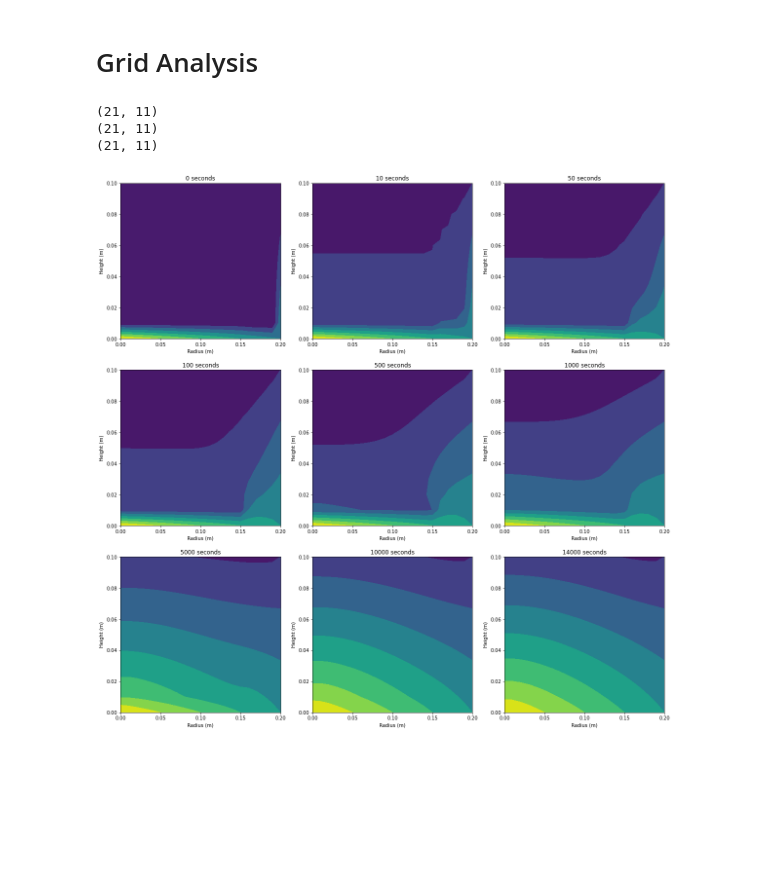
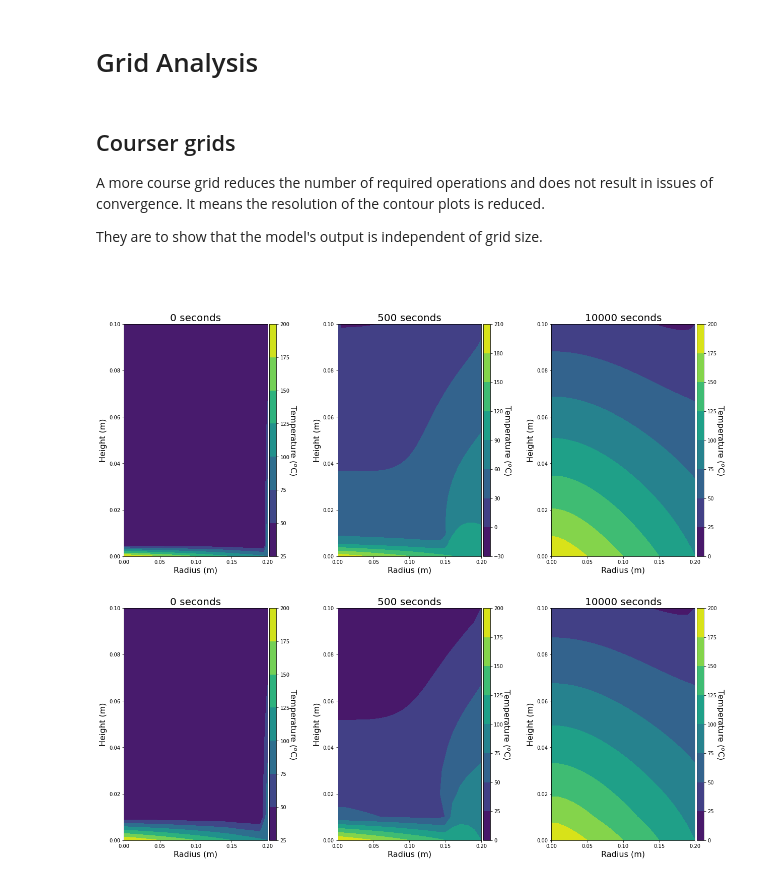
Before and after one commit to charlieblindsay/pizza-oven-temperature-distribution, a Jupyter notebook: main.ipynb, the cells around one changed output. Saved outputs shown, nothing was run; the diff lists cells and outputs as text; code cells hidden in the pictures; blank space fills up the shorter version.

```diff
--- a/main.ipynb
+++ b/main.ipynb
@@ -169,8 +197,8 @@ def plot_contours(Temperature_matrix, number_of_plots, radius_array, height_arra
     if number_of_plots == 3:
         fig, axs = plt.subplots(1,3, figsize=(20,8))
 
-    if number_of_plots == 9:
-        fig, axs = plt.subplots(3,3, figsize=(20,20))
+    if number_of_plots == 15:
+        fig, axs = plt.subplots(5,3, figsize=(20,20))
 
     row = 1
     col = 1
@@ -179,24 +207,36 @@ def plot_contours(Temperature_matrix, number_of_plots, radius_array, height_arra
         times_of_interest = [0, 500, 10000]
 
 
-    if number_of_plots == 9:
-        times_of_interest = [0, 10, 50, 100, 500, 1000, 5000, 10000, 14000]
+    if number_of_plots == 15:
+        times_of_interest = [i for i in range(0, 11, 2)] + [50, 100, 500, 1000, 5000, 8000, 10000, 12000, 14000]
 
     for time in times_of_interest:
 
         if number_of_plots == 3:
             axs_index = col - 1
-        if number_of_plots == 9:
+        if number_of_plots == 15:
             axs_index = (row - 1, col - 1)
 
-        axs[axs_index].contourf(Rg, Zg, Temperature_matrix[time, :, :])
-        axs[axs_index].set_ylabel('Height (m)')
-        axs[axs_index].set_xlabel('Radius (m)')
+        im = axs[axs_index].contourf(Rg, Zg, Temperature_matrix[time, :, :])
+        axs[axs_index].set_ylabel('Height (m)', fontsize  = 16)
+        axs[axs_index].set_xlabel('Radius (m)', fontsize = 16)
 
         x_labels = np.arange(0, 0.2+0.05, 0.05)
         axs[axs_index].set_xticks(x_labels)
-        axs[axs_index].set_title(f'{time} seconds')
+        axs[axs_index].set_title(f'{time} seconds', fontsize = 20)
 
+        divider = make_axes_locatable(axs[axs_index])
+        cax = divider.append_axes("right", size="5%", pad=0.05)
+        cbar = plt.colorbar(im, cax=cax)
+        cbar.set_label('Temperature ($^o$C)', rotation=270, fontsize = 16)
+        cbar.ax.get_yaxis().labelpad = 15
+
+        plt.subplots_adjust(left=0.1,
+                    bottom=0.1,
+                    right=0.9,
+                    top=0.9,
+                    wspace=0.4,
+                    hspace=0.4)
 
 
         if col % 3 == 0:
@@ -208,14 +248,15 @@ def plot_contours(Temperature_matrix, number_of_plots, radius_array, height_arra
     plt.show()
 # %%
 def perform_simulation_and_plot_contours(time_increment, radial_increment, height_increment, number_of_plots, pizza_is_in_oven_bool, cake_is_in_oven_bool):
-    t_array, r_array, z_array = get_dependent_variable_arrays(time_increment, radial_increment, height_increment)
+    t_array, r_array, z_array = get_dependent_variable_arrays(simulation_duration, time_increment, radial_increment, height_increment)
     Nt, Nr, Nz = get_number_of_increments_in_dependent_variable_arrays(t_array, r_array, z_array)
     Temperature_matrix_initial, Diffusivity_matrix_initial = set_initial_Temperature_and_Diffusivity_matrices(Nt, Nr, Nz)
 
     Temperature_matrix, Diffusivity_matrix = set_IC_BCs(
         Temperature_matrix=Temperature_matrix_initial,
         Diffusivity_matrix=Diffusivity_matrix_initial,
-        pizza_is_in_oven_bool=pizza_is_in_oven_bool, # Means all values in the diffusivity matrix are set to the diffusivity of air
+        pizza_is_in_oven_bool=pizza_is_in_oven_bool,
+        cake_is_in_oven_bool=cake_is_in_oven_bool,
         radius_array=r_array,
         height_array=z_array,
         number_radius_increments=Nr,
@@ -284,23 +363,35 @@ plot_contours(Temperature_matrix=Temperature_with_pizza_matrix, number_of_plots=
 # %% [markdown]
 # Grid Analysis
+# %% [markdown]
+## Courser grids
+A more course grid reduces the number of required operations and does not result in issues of convergence. It means the resolution of the contour plots is reduced.
+
+They are to show that the model's output is independent of grid size.
+# %% [markdown]
+###
+# %%
+# Original grid size for comparison
+
+t_array, r_array, z_array = get_dependent_variable_arrays(simulation_duration=simulation_duration, time_increment=dt,
+    radial_increment=dr, height_increment=dz)
+plot_contours(Temperature_matrix=Temperature_with_pizza_matrix, number_of_plots=3, radius_array=r_array, height_array=z_array)
+# %% [output]
+[figure, added]
 # %%
-# 2 times coarser grids (spatial increments are 2 times larger)
+# 2 times courser grids (spatial increments are 2 times larger)
 
-dt = 0.25
-dr = 0.01
-dz = 0.01
+dt = base_time_increment
+dr = base_radial_increment * 2
+dz = base_height_increment * 2
 
 Temperature_with_pizza_matrix_2_times_coarser_grid = perform_simulation_and_plot_contours(
     time_increment=dt,
     radial_increment=dr,
     height_increment=dz,
-    number_of_plots=9,
+    number_of_plots=3,
     pizza_is_in_oven_bool=True,
     cake_is_in_oven_bool=False
 )
 # %% [output]
-(21, 11)
-(21, 11)
-(21, 11)
-[figure, old version]
+[figure, new version]
 # %%
```
Also changed, not shown: parts of 25 cells of this notebook.
